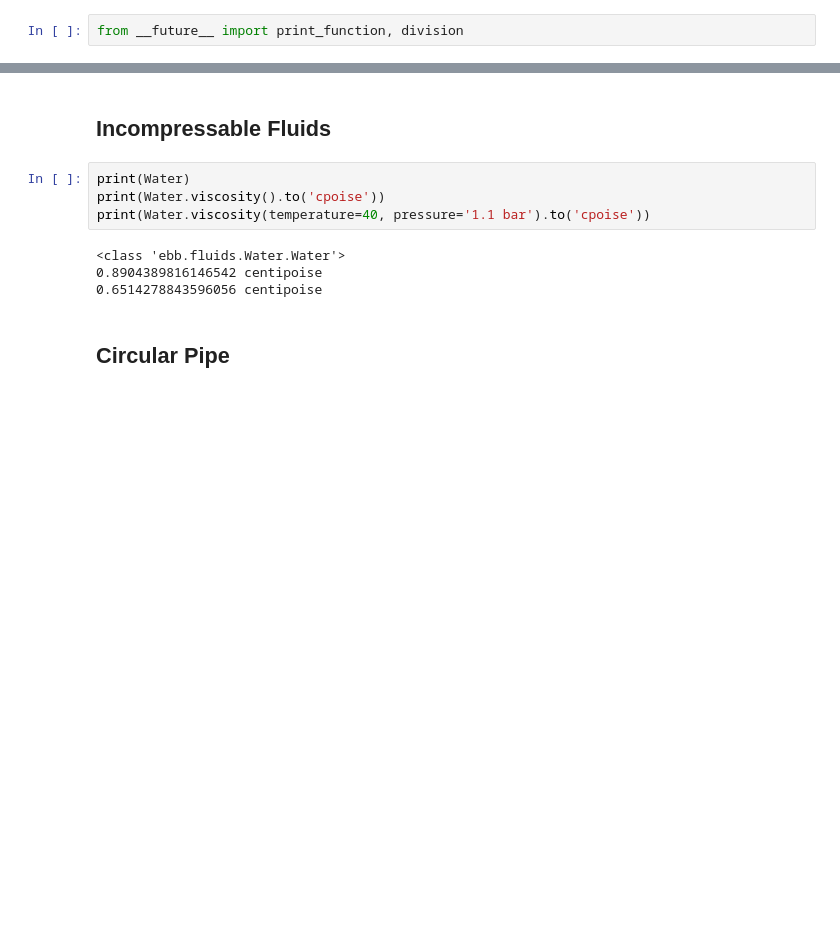
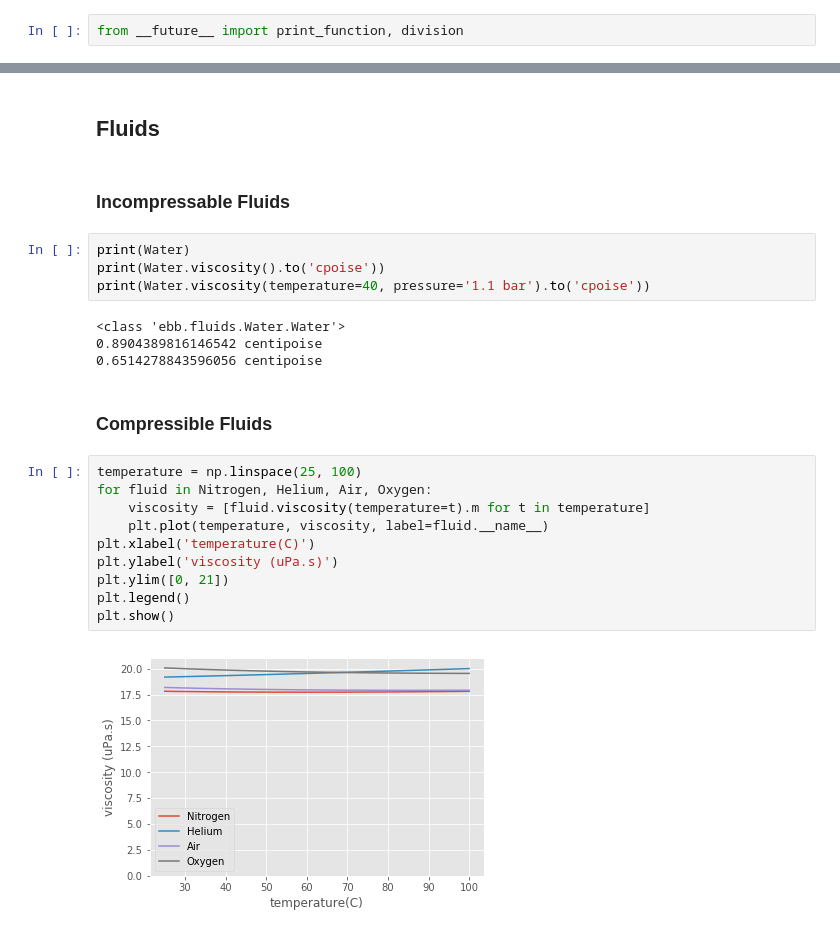
Before and after one commit to lewisamarshall/ebb, a Jupyter notebook: tutorial.ipynb, the cells around one changed output, grey strips where cells are left out. Drawn from its saved outputs; the diff is of its cells as text; blank space fills up the shorter version.

Commit message:
Added more material to fluids, fixed a unit bug.

```diff
--- a/tutorial.ipynb
+++ b/tutorial.ipynb
@@ -15,8 +15,9 @@ plt.style.use('ggplot')
 
 import numpy as np
 # %% [markdown]
-Incompressable Fluids
----------------------
+## Fluids
+# %% [markdown]
+### Incompressable Fluids
 # %%
 print(Water)
 print(Water.viscosity().to('cpoise'))
@@ -25,6 +26,17 @@ print(Water.viscosity(temperature=40, pressure='1.1 bar').to('cpoise'))
 <class 'ebb.fluids.Water.Water'>
 0.8904389816146542 centipoise
 0.6514278843596056 centipoise
-# %% [markdown]
-Circular Pipe
--------------
+# %% [markdown]
+### Compressible Fluids
+# %%
+temperature = np.linspace(25, 100)
+for fluid in Nitrogen, Helium, Air, Oxygen:
+    viscosity = [fluid.viscosity(temperature=t).m for t in temperature]
+    plt.plot(temperature, viscosity, label=fluid.__name__)
+plt.xlabel('temperature(C)')
+plt.ylabel('viscosity (uPa.s)')
+plt.ylim([0, 21])
+plt.legend()
+plt.show()
+# %% [output]
+[figure, added]
```
Also changed, not shown: parts of 6 cells of this notebook, 2 other files.
